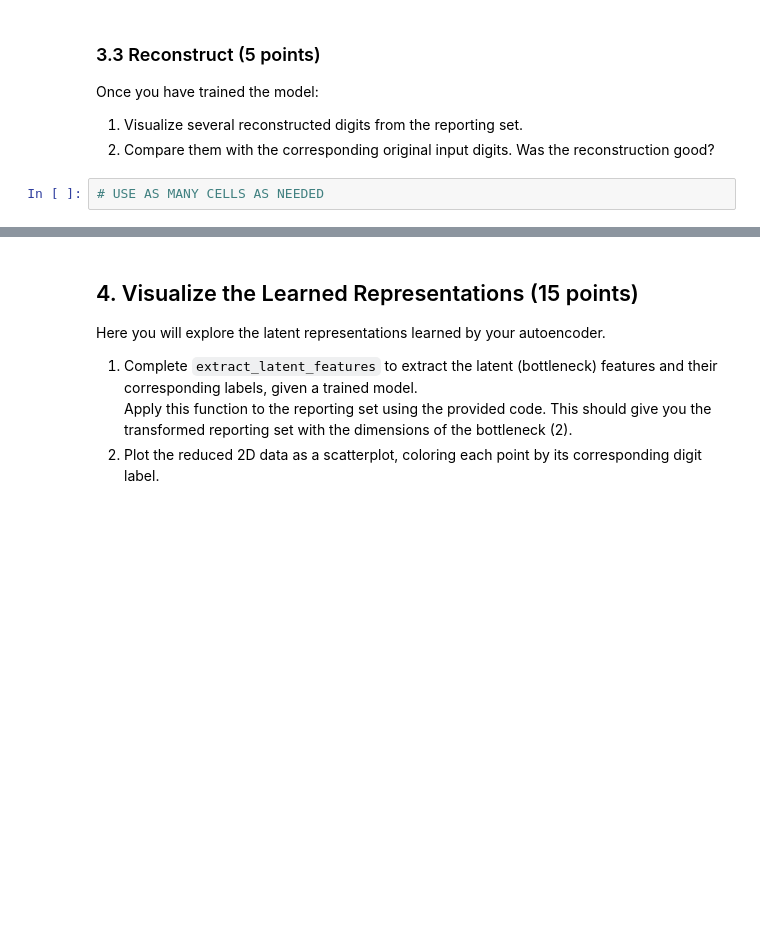
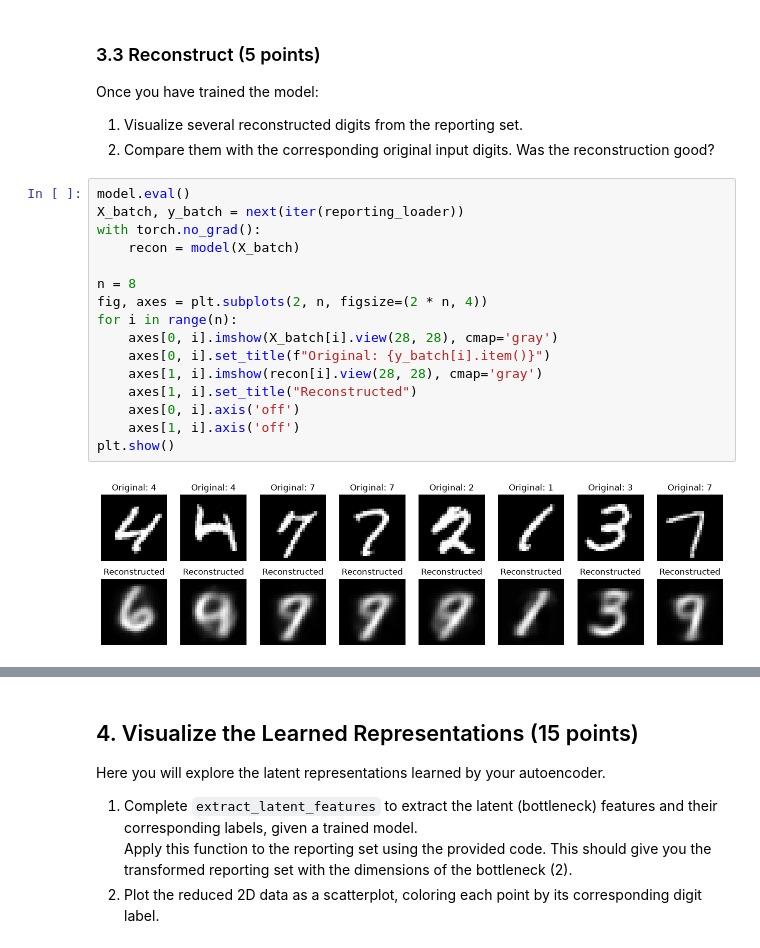
Before and after one commit to saejin-moon/ds4021, a Jupyter notebook: Pacos_labs/Lab 6/06-autoencoders.ipynb, the cells around one changed output, grey strips where cells are left out. Saved outputs shown, nothing was run; the diff lists cells and outputs as text; blank space fills up the shorter version.

```diff
--- a/Pacos_labs/Lab 6/06-autoencoders.ipynb
+++ b/Pacos_labs/Lab 6/06-autoencoders.ipynb
@@ -262,4 +282,20 @@ Once you have trained the model:
 1. Visualize several reconstructed digits from the reporting set.
 2. Compare them with the corresponding original input digits. Was the reconstruction good?
 # %%
-# USE AS MANY CELLS AS NEEDED
+model.eval()
+X_batch, y_batch = next(iter(reporting_loader))
+with torch.no_grad():
+    recon = model(X_batch)
+
+n = 8
+fig, axes = plt.subplots(2, n, figsize=(2 * n, 4))
+for i in range(n):
+    axes[0, i].imshow(X_batch[i].view(28, 28), cmap='gray')
+    axes[0, i].set_title(f"Original: {y_batch[i].item()}")
+    axes[1, i].imshow(recon[i].view(28, 28), cmap='gray')
+    axes[1, i].set_title("Reconstructed")
+    axes[0, i].axis('off')
+    axes[1, i].axis('off')
+plt.show()
+# %% [output]
+[figure, added]
```
Also changed, not shown: parts of 15 cells of this notebook.
